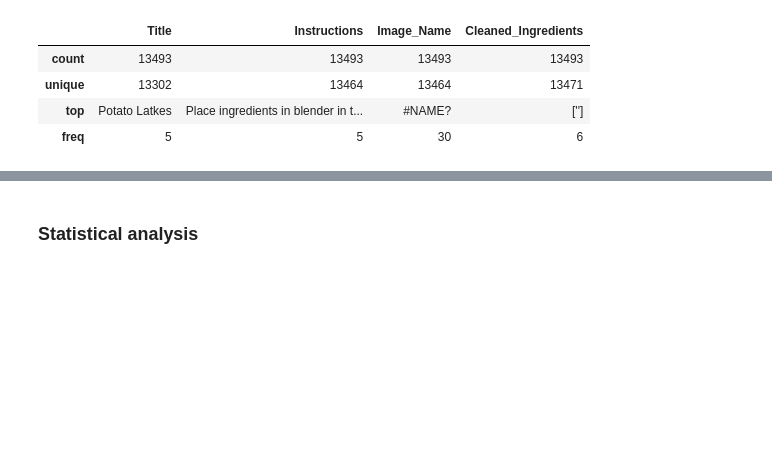
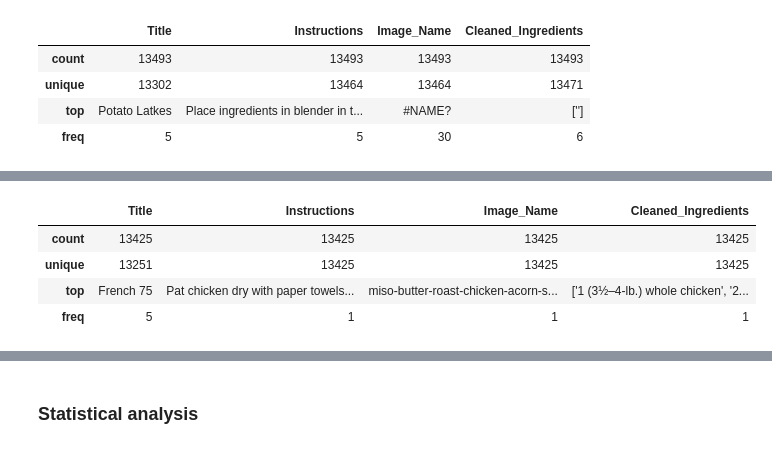
Before and after one commit to Arnau1/ImageCaptioning, a Jupyter notebook: DataPrep.ipynb, the cells around one changed output, grey strips where cells are left out. Saved outputs shown, nothing was run; the diff lists cells and outputs as text; code cells hidden in the pictures; blank space fills up the shorter version.

```diff
--- a/DataPrep.ipynb
+++ b/DataPrep.ipynb
@@ -32,0 +62,8 @@ info = info[info['Image_Name'] != '#NAME?'] # Drop null image names
+# %%
+info.describe()
+# %% [output]
+|  | Title | Instructions | Image_Name | Cleaned_Ingredients |
+| count | 13425 | 13425 | 13425 | 13425 |
+| unique | 13251 | 13425 | 13425 | 13425 |
+| top | French 75 | Pat chicken dry with paper towels... | miso-butter-roast-chicken-acorn-s... | ['1 (3½–4-lb.) whole chicken', '2... |
+| freq | 5 | 1 | 1 | 1 |
```
Also changed, not shown: parts of 15 cells of this notebook.
